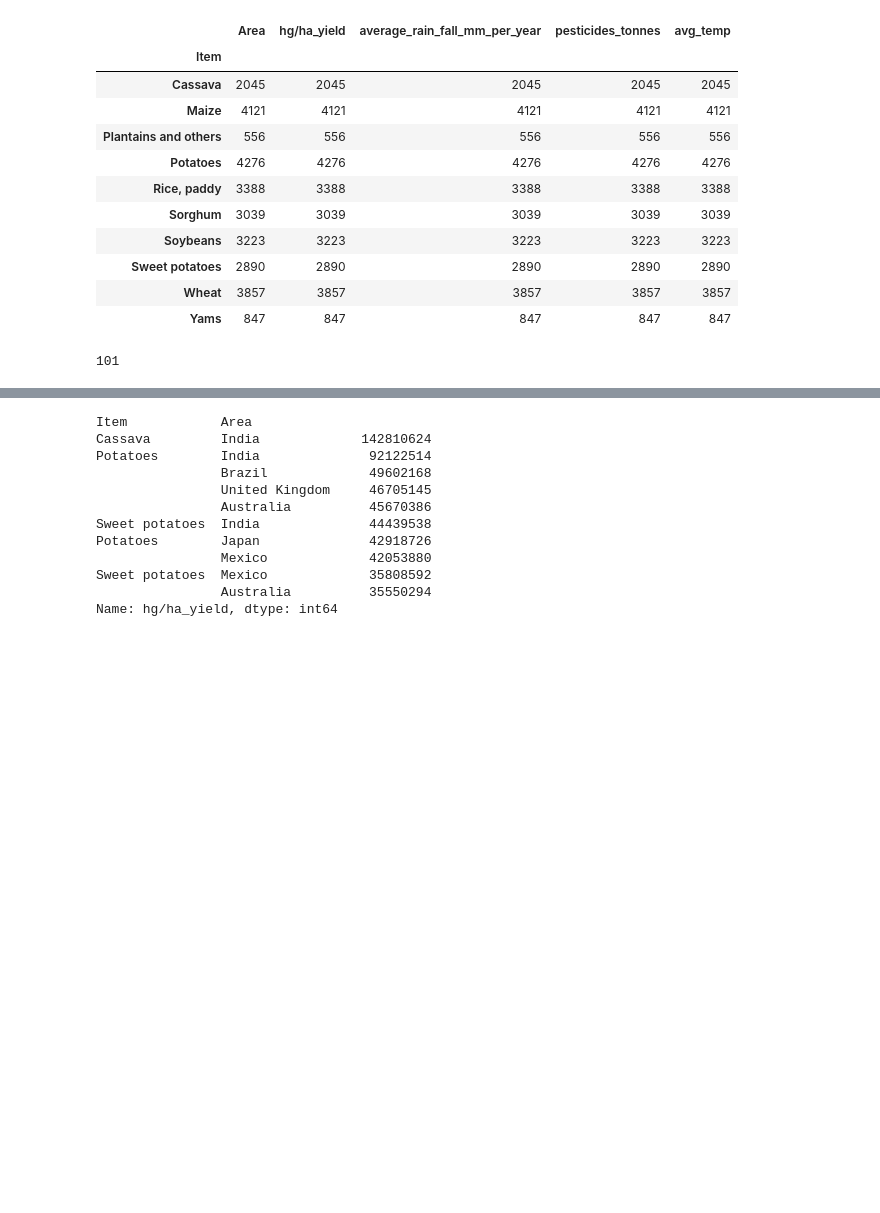
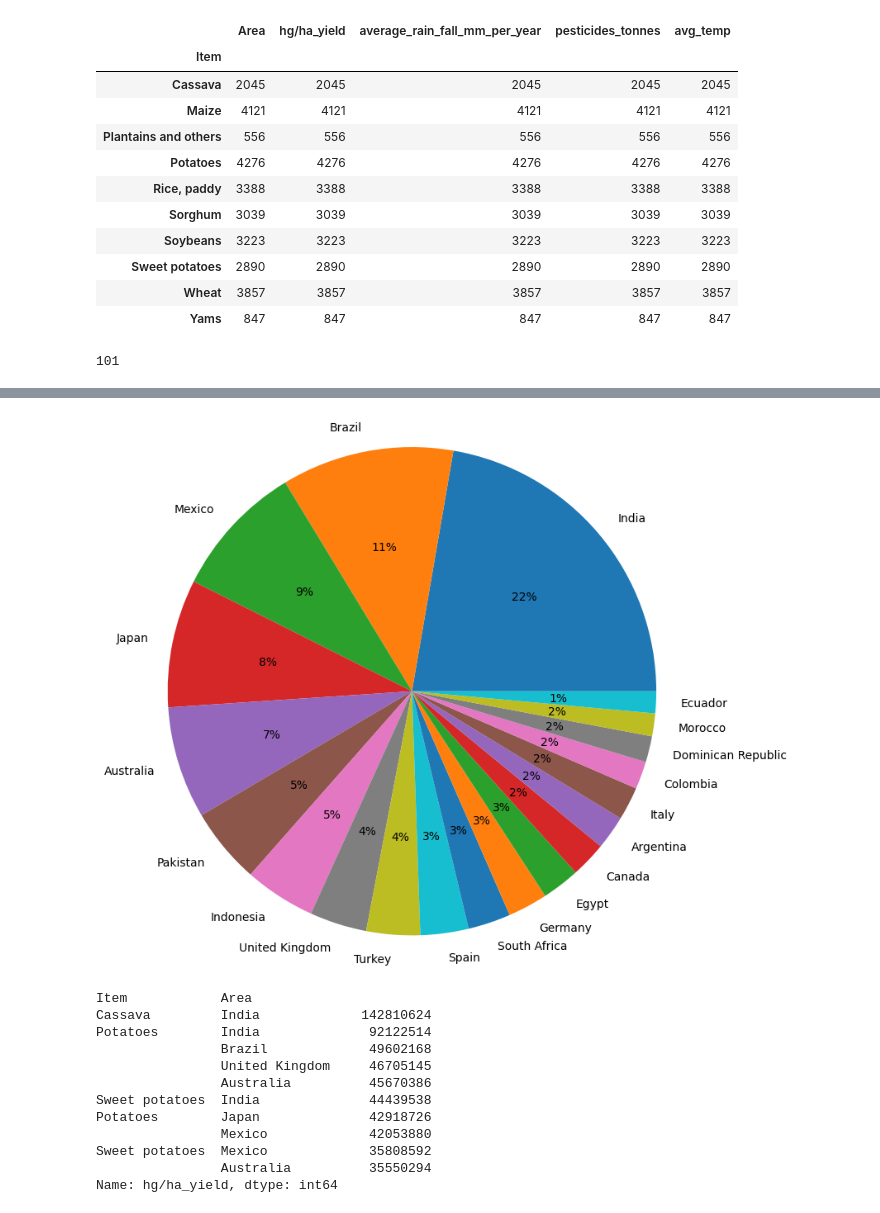
Before and after one commit to ryukirisame/crop-yield-prediction, a Jupyter notebook: crop yield predict_4.0.ipynb, the cells around one changed output, grey strips where cells are left out. Drawn from its saved outputs; the diff is of its cells as text; code cells hidden in the pictures; blank space fills up the shorter version.

```diff
--- a/crop yield predict_4.0.ipynb
+++ b/crop yield predict_4.0.ipynb
@@ -332,6 +332,7 @@ yield_df['Area'].nunique()
 # %% [output]
 101
 # %%
-yield_df.groupby(['Area'],sort=True)['hg/ha_yield'].sum().nlargest(10)
+top_countries=yield_df.groupby(['Area'],sort=True)['hg/ha_yield'].sum().nlargest(20)
+top_countries
 # %% [output]
 Area
@@ -348,4 +354,10 @@ Spain              46773540
 Name: hg/ha_yield, dtype: int64
+# %%
+plt.pie(top_countries.values,labels=top_countries.keys(), autopct='%.0f%%', radius=2)
+
+plt.show()
+# %% [output]
+[figure, added]
 # %%
 yield_df.groupby(['Item','Area'],sort=True)['hg/ha_yield'].sum().nlargest(10)
 # %% [output]
```
Also changed, not shown: parts of 26 cells of this notebook.
